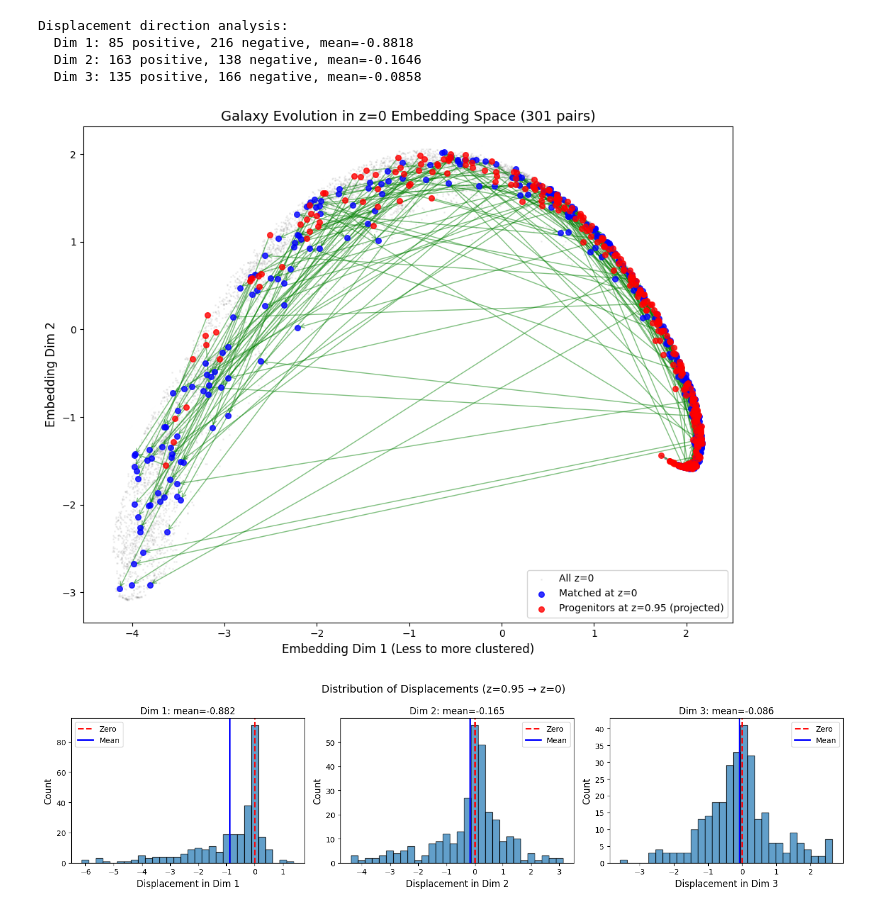
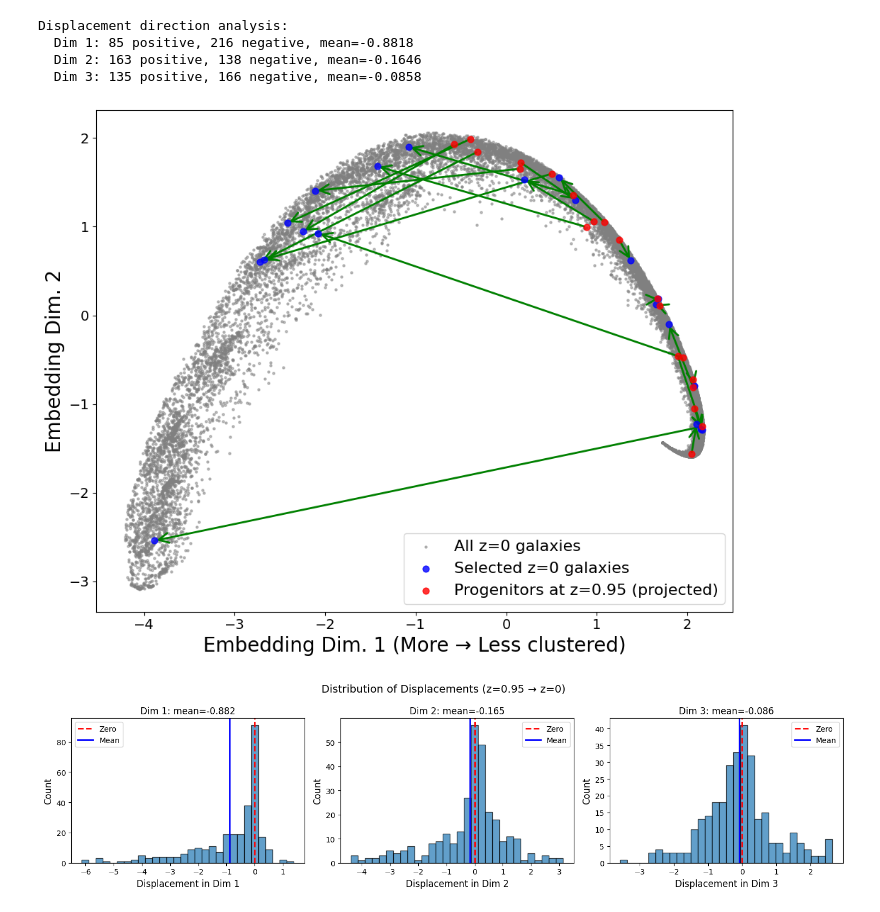
Before and after one commit to asmuzsoy/galaxy-manifolds, a Jupyter notebook: nystrom_projection.ipynb, the cells around one changed output. Saved outputs shown, nothing was run; the diff lists cells and outputs as text; code cells hidden in the pictures.

Commit message:
updating preliminary figures

```diff
--- a/nystrom_projection.ipynb
+++ b/nystrom_projection.ipynb
@@ -297,7 +297,7 @@ def find_progenitor_at_snapshot_api(subfind_id, snap_descendant, snap_target):
         return None
 # %%
 # Look up progenitors for sample galaxies
-NUM_SAMPLE = 500
+NUM_SAMPLE = 20
 
 print(f"Looking up progenitors for {NUM_SAMPLE} galaxies...")
 
@@ -374,30 +374,36 @@ Displacement direction analysis:
   Dim 2: 163 positive, 138 negative, mean=-0.1646
   Dim 3: 135 positive, 166 negative, mean=-0.0858
 # %%
-# Visualize displacement vectors
+# Visualize displacement vectors (subset of 20 galaxies)
 fig, ax = plt.subplots(figsize=(10, 8))
 
+# Select 20 random galaxies to plot
+n_plot = 20
+plot_idx = np.random.choice(len(coords_z0), n_plot, replace=False)
+
 # Plot all z=0 galaxies as background
-ax.scatter(X_z0[:, 0], X_z0[:, 1], s=1, alpha=0.1, c='gray', label='All z=0')
+ax.scatter(X_z0[:, 0], X_z0[:, 1], s=5, alpha=0.5, c='gray', label='All z=0 galaxies')
 
-# Plot matched galaxies
-ax.scatter(coords_z0[:, 0], coords_z0[:, 1], s=30, alpha=0.8, c='blue', label='Matched at z=0', zorder=5)
-ax.scatter(coords_z095_projected[:, 0], coords_z095_projected[:, 1], s=30, alpha=0.8, c='red',
+# Plot matched galaxies (subset)
+ax.scatter(coords_z0[plot_idx, 0], coords_z0[plot_idx, 1], s=40, alpha=0.8, c='blue', label='Selected z=0 galaxies', zorder=5)
+ax.scatter(coords_z095_projected[plot_idx, 0], coords_z095_projected[plot_idx, 1], s=40, alpha=0.8, c='red',
            label='Progenitors at z=0.95 (projected)', zorder=5)
 
 # Draw arrows from z=0.95 to z=0
-for i in range(len(coords_z0)):
+for i in plot_idx:
     ax.annotate('', xy=coords_z0[i, :2], xytext=coords_z095_projected[i, :2],
-                arrowprops=dict(arrowstyle='->', color='green', alpha=0.5, lw=1))
+                arrowprops=dict(arrowstyle='->', color='green', alpha=1, lw=2, mutation_scale=25))
 
-ax.set_xlabel('Embedding Dim 1 (Less to more clustered)', fontsize=12)
-ax.set_ylabel('Embedding Dim 2', fontsize=12)
-ax.set_title(f'Galaxy Evolution in z=0 Embedding Space ({len(coords_z0)} pairs)', fontsize=14)
-ax.legend()
+ax.set_xlabel('Embedding Dim. 1 (More '+u"\u2192"+" Less clustered)", fontsize=20)
+ax.set_ylabel('Embedding Dim. 2', fontsize=20)
+# ax.set_title(f'Galaxy Evolution in z=0 Embedding Space ({n_plot} pairs)', fontsize=14)
+ax.legend(fontsize=16)
+plt.xticks(fontsize=14)
+plt.yticks(fontsize=14)
 plt.tight_layout()
 plt.show()
 # %% [output]
-[figure, old version]
+[figure, new version]
 # %%
 # Histogram of displacements along each dimension
 fig, axes = plt.subplots(1, 3, figsize=(15, 4))
```
Also changed, not shown: parts of 4 cells of this notebook.
